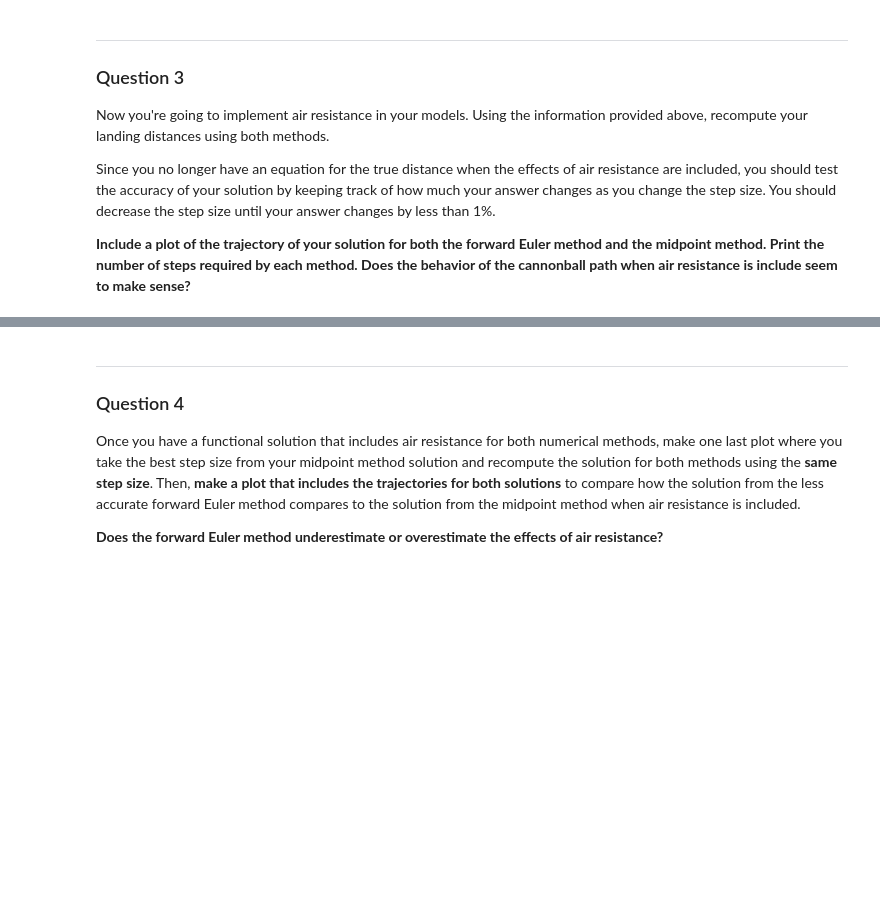
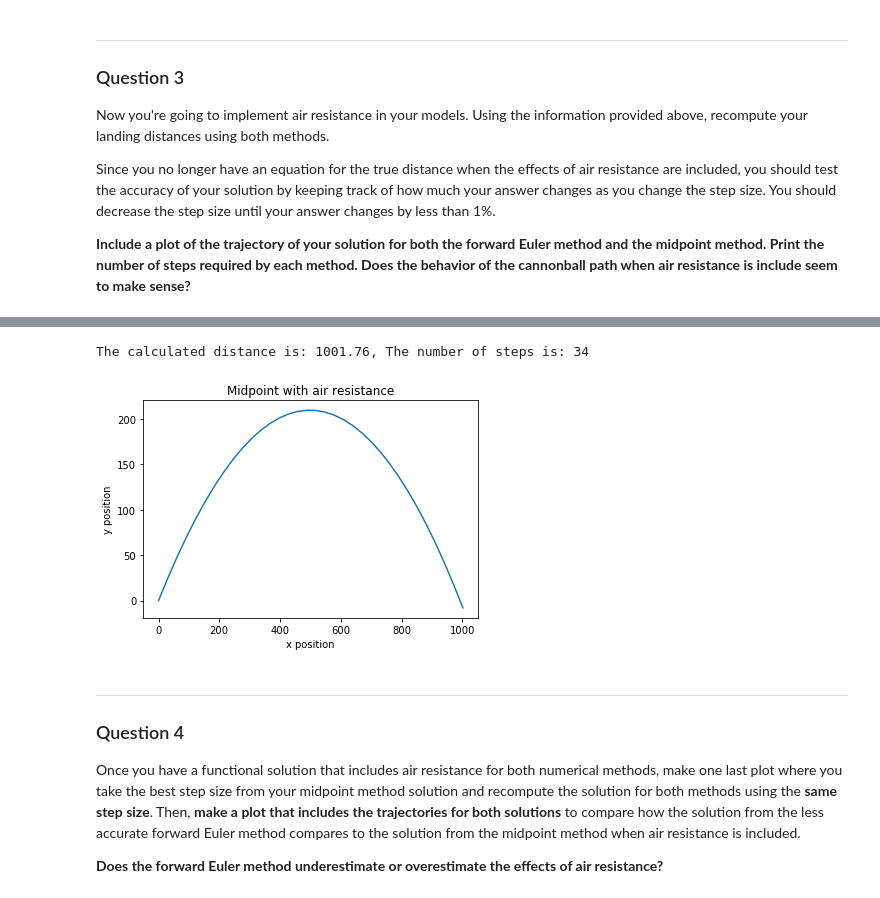
Before and after one commit to Anthonybommarito/cmsehw_02, a Jupyter notebook: HW-02_NumericalSolutionToCannonballTrajectory_JS.ipynb, the cells around one changed output, grey strips where cells are left out. Cells and saved outputs as stored; diff of their text form; code cells hidden in the pictures; blank space fills up the shorter version.

```diff
--- a/HW-02_NumericalSolutionToCannonballTrajectory_JS.ipynb
+++ b/HW-02_NumericalSolutionToCannonballTrajectory_JS.ipynb
@@ -235,3 +290,51 @@ Since you no longer have an equation for the true distance when the effects of a
+# %%
+vx0 = v_0*np.cos(angle)
+vy0 = v_0*np.sin(angle)
+ax0 = (-1/2*C*p*A*vx0**2*(vx0/np.abs(vx0)))/m
+ay0 = -g+(-1/2*C*p*A*vy0**2*(vy0/np.abs(vy0)))/m
+x0 = 0
+y0 = 0
+
+x4=[0]
+y4=[0]
+t4=[0]
+vx4 = [vx0]
+vy4 = [vy0]
+ax4=[ax0]
+ay4=[ay0]
+
+t=0
+dt=.4
+
+while y0>=0:
+
+    vx,vy,x,y = midpoint(x0,y0,vx0,vy0,ax0,ay0,dt)
+
+    ax = (-1/2*C*p*A*vx**2*(vx/np.abs(vx)))/m
+    ay = -g+(-1/2*C*p*A*vy**2*(vy/np.abs(vy)))/m
+
+    ax0,ay0,vx0,vy0,x0,y0 = ax,ay,vx,vy,x,y
+
+    t += dt
+
+    x4.append(x0)
+    y4.append(y0)
+    vx4.append(vx0)
+    vy4.append(vy0)
+    ax4.append(ax0)
+    ay4.append(ay0)
+    t4.append(t)
+
+plt.plot(x4,y4)
+plt.title('Midpoint with air resistance')
+plt.xlabel('x position')
+plt.ylabel('y position')
+y4.index(max(y4))
+
+print('The calculated distance is: {0:.2f}, The number of steps is: {1:}'.format(x4[-1],len(x4)))
+# %% [output]
+The calculated distance is: 1001.76, The number of steps is: 34
+[figure, added]
 # %% [markdown]
 ---
 ### Question 4
```
Also changed, not shown: parts of 6 cells of this notebook, 1 other file.
